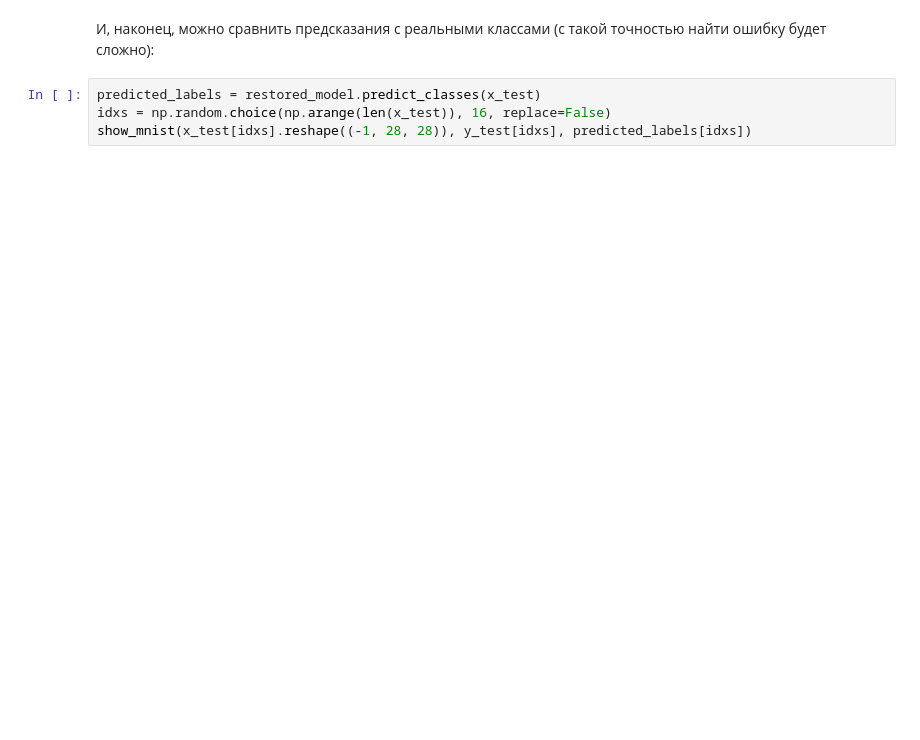
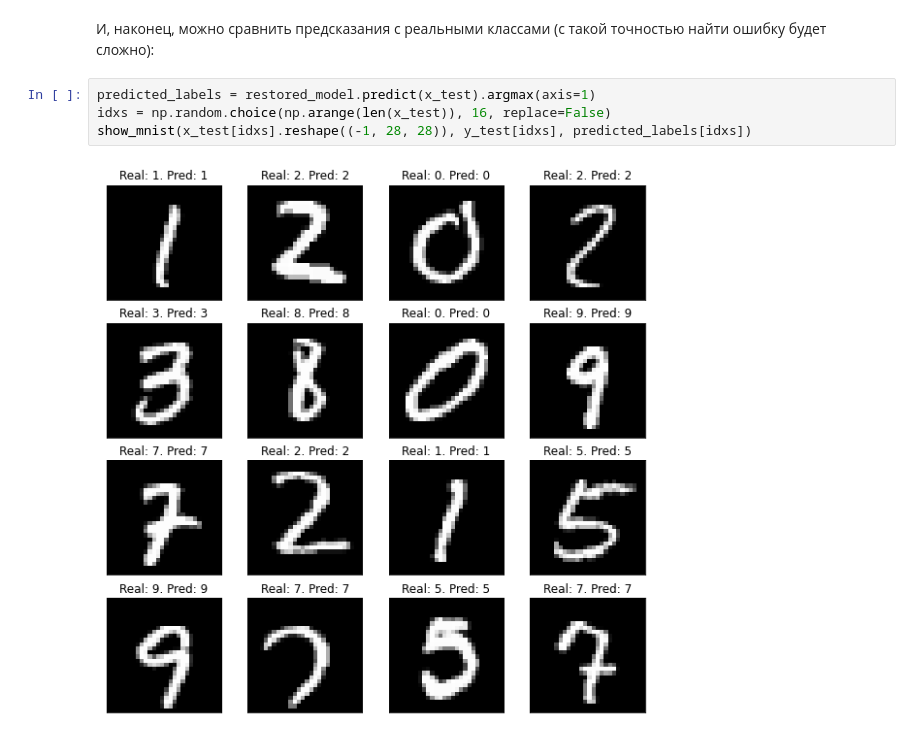
Before and after one commit to vsolodkyi/NeuralNetworks_SkillBox, a Jupyter notebook: module_3/keras_homework.ipynb, the cells around one changed output. Drawn from its saved outputs; the diff is of its cells as text; blank space fills up the shorter version.

```diff
--- a/module_3/keras_homework.ipynb
+++ b/module_3/keras_homework.ipynb
@@ -127,6 +164,8 @@ Accuracy of restored model 97.56%
 # %% [markdown]
 И, наконец, можно сравнить предсказания с реальными классами (с такой точностью найти ошибку будет сложно):
 # %%
-predicted_labels = restored_model.predict_classes(x_test)
+predicted_labels = restored_model.predict(x_test).argmax(axis=1)
 idxs = np.random.choice(np.arange(len(x_test)), 16, replace=False)
 show_mnist(x_test[idxs].reshape((-1, 28, 28)), y_test[idxs], predicted_labels[idxs])
+# %% [output]
+[figure, added]
```
Also changed, not shown: parts of 10 cells of this notebook.
